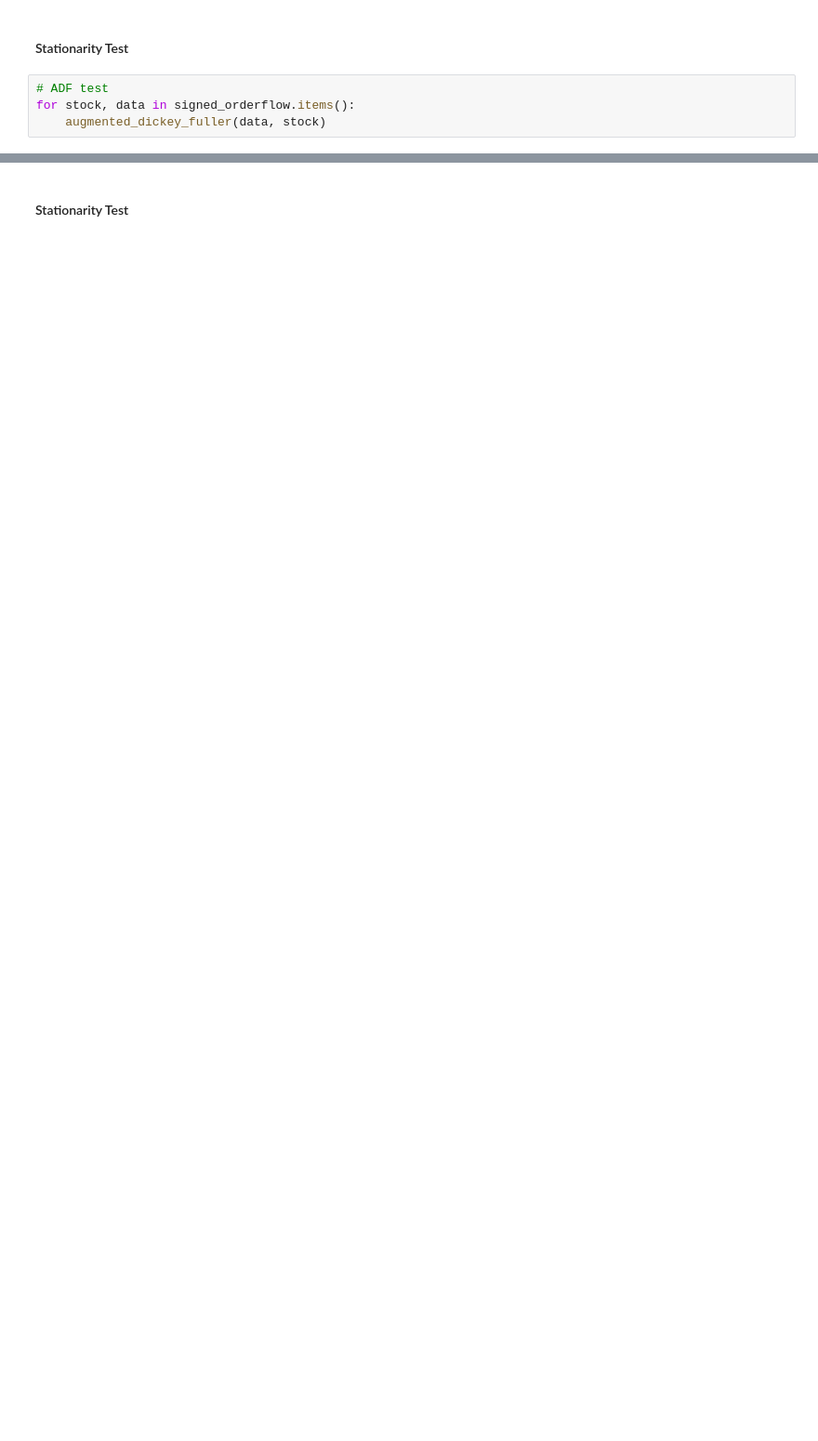
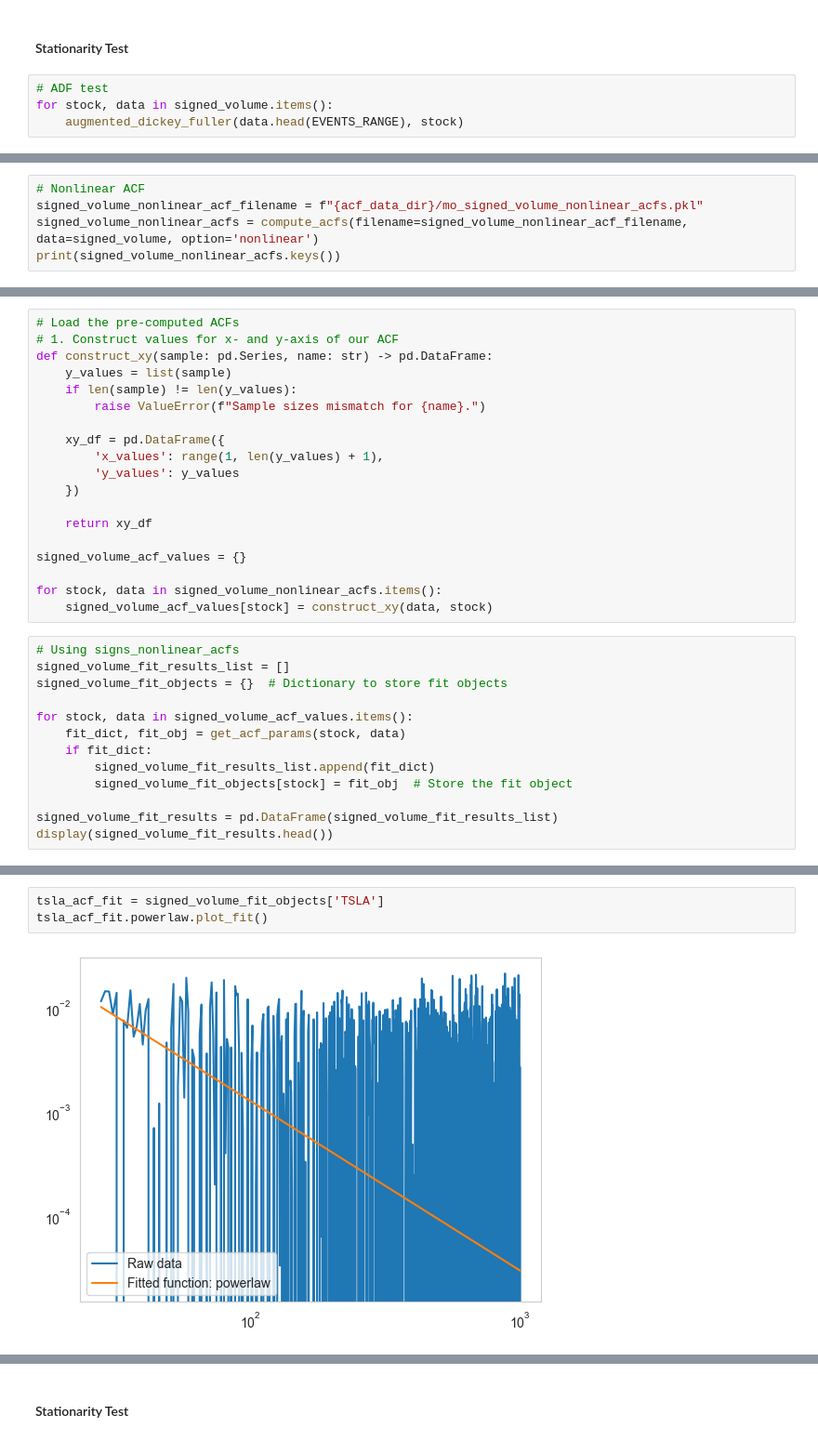
Before and after one commit to anabugaenko/liquidity, a Jupyter notebook: notebooks/MO/orderflow_long_memory.ipynb, the cells around one changed output, grey strips where cells are left out. Shown at 93% size. Cells and saved outputs as stored; diff of their text form; blank space fills up the shorter version.

Commit message:
#2, Major cleanup of long memory, finite_size_scaling, distribution notebooks

```diff
--- a/notebooks/MO/orderflow_long_memory.ipynb
+++ b/notebooks/MO/orderflow_long_memory.ipynb
@@ -176,7 +526,7 @@ plt.show()
 #### Stationarity Test
 # %%
 # ADF test
-for stock, data in signed_orderflow.items():
-    augmented_dickey_fuller(data, stock)
+for stock, data in signed_volume.items():
+    augmented_dickey_fuller(data.head(EVENTS_RANGE), stock)
 # %% [output]
 TSLA
@@ -198,0 +558,5 @@ The time series appears to be non-stationary.
+# %%
+# Nonlinear ACF
+signed_volume_nonlinear_acf_filename = f"{acf_data_dir}/mo_signed_volume_nonlinear_acfs.pkl"
+signed_volume_nonlinear_acfs = compute_acfs(filename=signed_volume_nonlinear_acf_filename, data=signed_volume, option='nonlinear')
+print(signed_volume_nonlinear_acfs.keys())
@@ -198,0 +583,32 @@ The time series appears to be non-stationary.
+# %%
+# Load the pre-computed ACFs
+# 1. Construct values for x- and y-axis of our ACF
+def construct_xy(sample: pd.Series, name: str) -> pd.DataFrame:
+    y_values = list(sample)
+    if len(sample) != len(y_values):
+        raise ValueError(f"Sample sizes mismatch for {name}.")
+
+    xy_df = pd.DataFrame({
+        'x_values': range(1, len(y_values) + 1),
+        'y_values': y_values
+    })
+
+    return xy_df
+
+signed_volume_acf_values = {}
+
+for stock, data in signed_volume_nonlinear_acfs.items():
+    signed_volume_acf_values[stock] = construct_xy(data, stock)
+# %%
+# Using signs_nonlinear_acfs
+signed_volume_fit_results_list = []
+signed_volume_fit_objects = {}  # Dictionary to store fit objects
+
+for stock, data in signed_volume_acf_values.items():
+    fit_dict, fit_obj = get_acf_params(stock, data)
+    if fit_dict:
+        signed_volume_fit_results_list.append(fit_dict)
+        signed_volume_fit_objects[stock] = fit_obj  # Store the fit object
+
+signed_volume_fit_results = pd.DataFrame(signed_volume_fit_results_list)
+display(signed_volume_fit_results.head())
@@ -199 +633,6 @@ The time series appears to be non-stationary.
+# %%
+tsla_acf_fit = signed_volume_fit_objects['TSLA']
+tsla_acf_fit.powerlaw.plot_fit()
+# %% [output]
+[figure, added]
 # %% [markdown]
```
Also changed, not shown: parts of 142 cells of this notebook, 10 other files.
